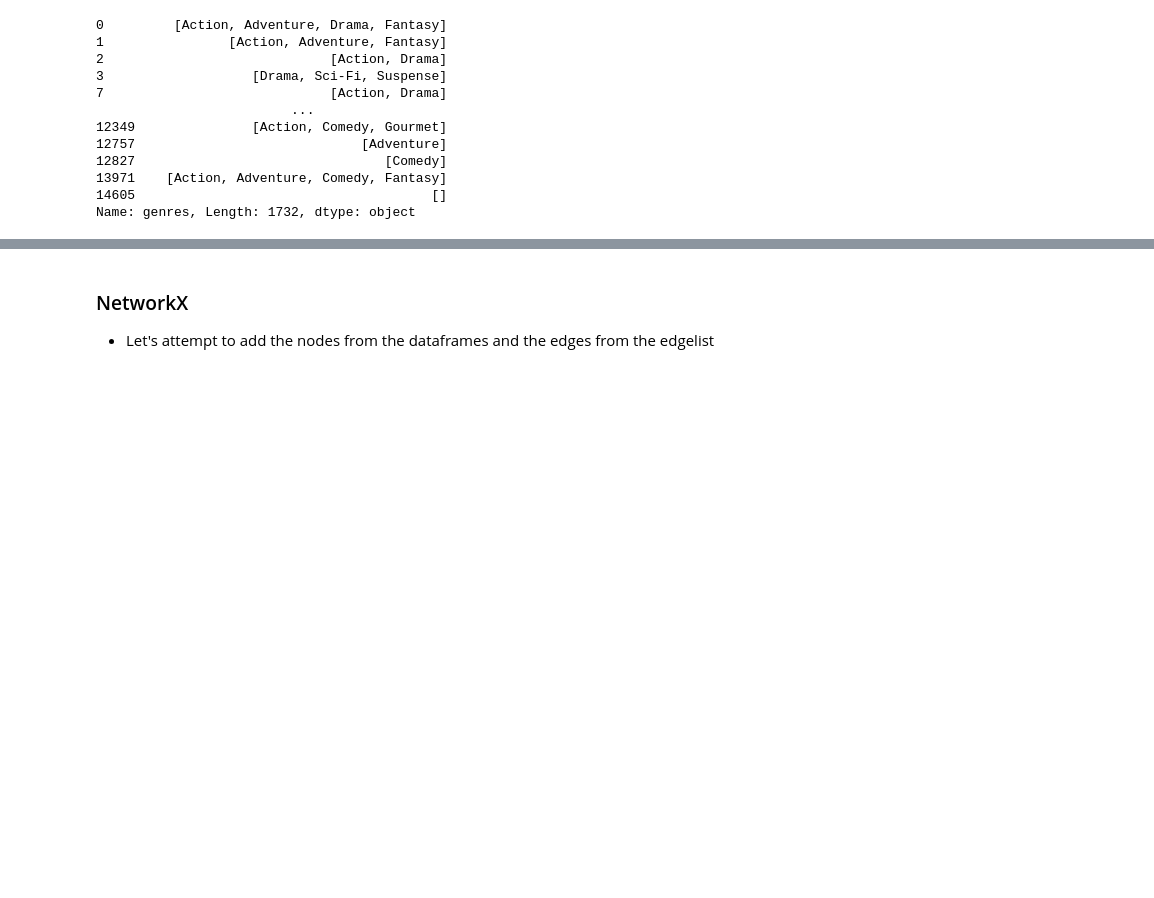
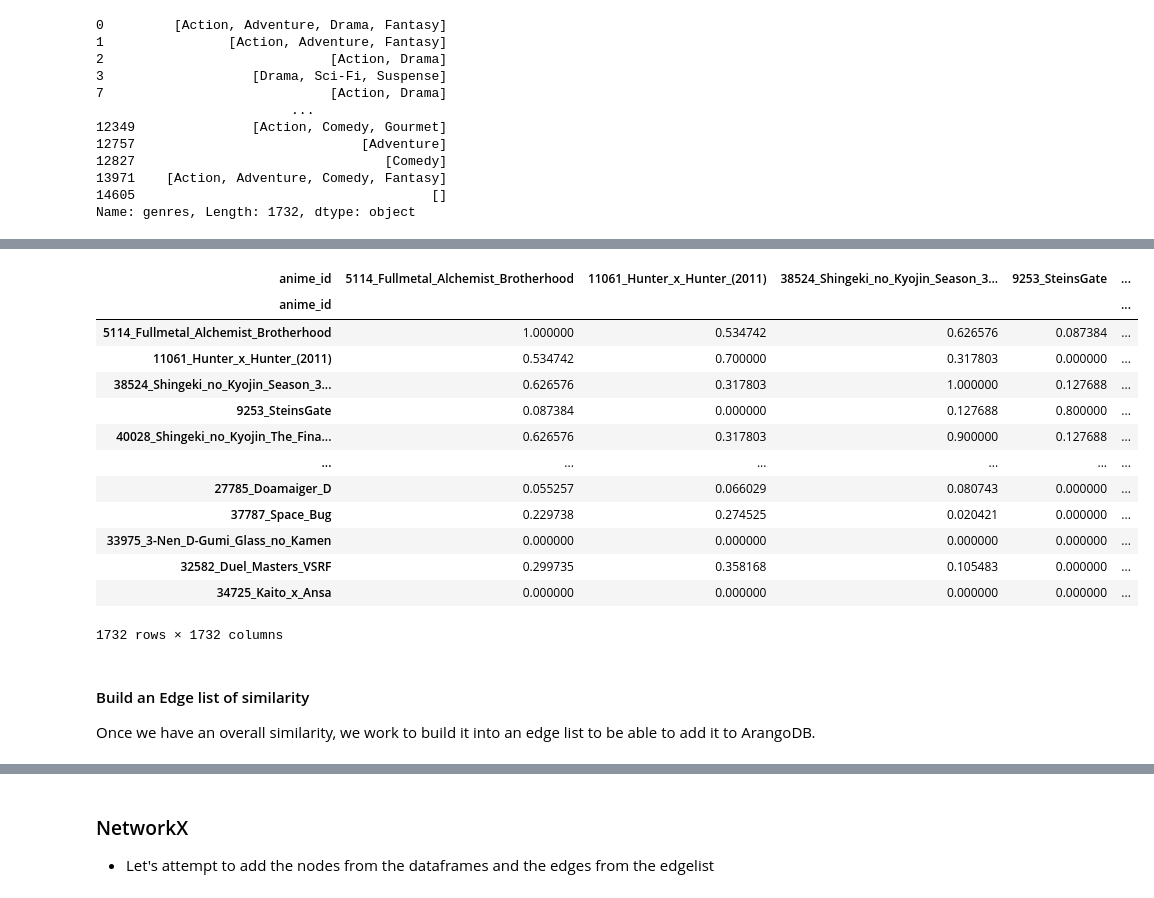
Before and after one commit to W3NDO/ArangoDbHackathon, a Jupyter notebook: subset_data_recommender_system.ipynb, the cells around one changed output, grey strips where cells are left out. Drawn from its saved outputs; the diff is of its cells as text; code cells hidden in the pictures; blank space fills up the shorter version.

```diff
--- a/subset_data_recommender_system.ipynb
+++ b/subset_data_recommender_system.ipynb
@@ -451,0 +508,35 @@ Name: genres, Length: 1732, dtype: object
+# %%
+weights = {
+    "genres": 0.4,
+    "themes": 0.3,
+    "demographics": 0.2,
+    "studios": 0.1
+}
+
+weighted_similarity = (
+    weights['genres'] * genre_similarity_df +
+    weights['themes'] * themes_similarity_df +
+    weights['demographics'] * demographics_similarity_df +
+    weights['studios'] * studios_similarity_df
+)
+# %%
+weighted_similarity
+# %% [output]
+| anime_id | 5114_Fullmetal_Alchemist_Brotherhood | 11061_Hunter_x_Hunter_(2011) | 38524_Shingeki_no_Kyojin_Season_3... | 9253_SteinsGate | ... |
+| anime_id |  |  |  |  | ... |
+| 5114_Fullmetal_Alchemist_Brotherhood | 1.000000 | 0.534742 | 0.626576 | 0.087384 | ... |
+| 11061_Hunter_x_Hunter_(2011) | 0.534742 | 0.700000 | 0.317803 | 0.000000 | ... |
+| 38524_Shingeki_no_Kyojin_Season_3... | 0.626576 | 0.317803 | 1.000000 | 0.127688 | ... |
+| 9253_SteinsGate | 0.087384 | 0.000000 | 0.127688 | 0.800000 | ... |
+| 40028_Shingeki_no_Kyojin_The_Fina... | 0.626576 | 0.317803 | 0.900000 | 0.127688 | ... |
+| ... | ... | ... | ... | ... | ... |
+| 27785_Doamaiger_D | 0.055257 | 0.066029 | 0.080743 | 0.000000 | ... |
+| 37787_Space_Bug | 0.229738 | 0.274525 | 0.020421 | 0.000000 | ... |
+| 33975_3-Nen_D-Gumi_Glass_no_Kamen | 0.000000 | 0.000000 | 0.000000 | 0.000000 | ... |
+| 32582_Duel_Masters_VSRF | 0.299735 | 0.358168 | 0.105483 | 0.000000 | ... |
+| 34725_Kaito_x_Ansa | 0.000000 | 0.000000 | 0.000000 | 0.000000 | ... |
+1732 rows × 1732 columns
+# %% [markdown]
+#### Build an Edge list of similarity
+
+Once we have an overall similarity, we work to build it into an edge list to be able to add it to ArangoDB.
```
Also changed, not shown: parts of 18 cells of this notebook.
